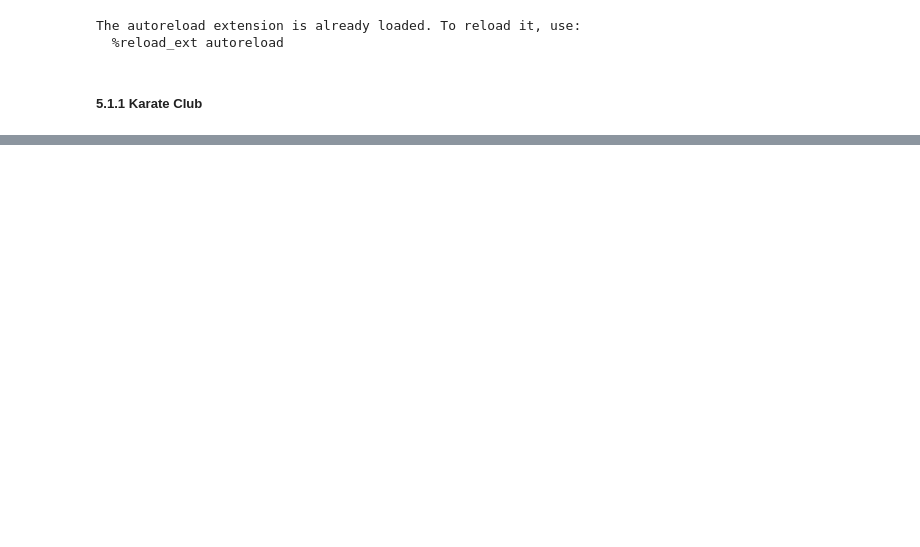
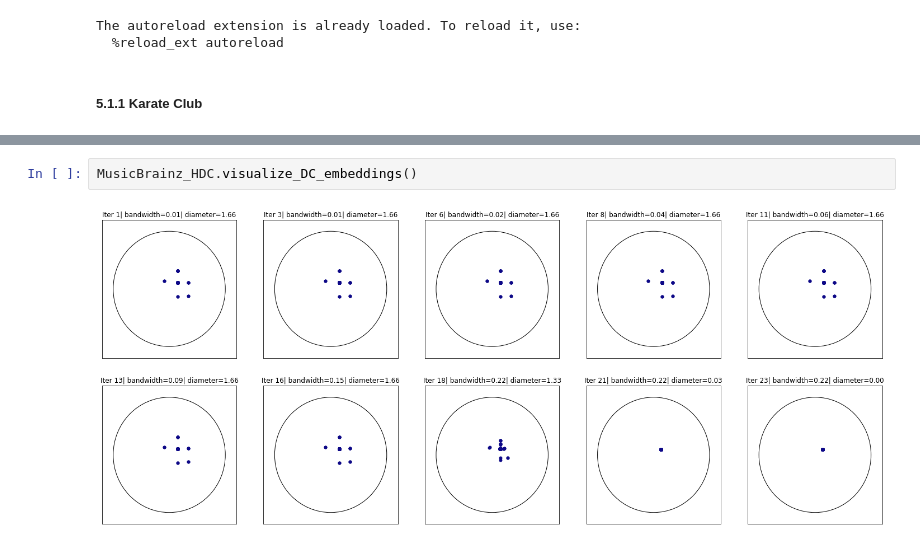
Before and after one commit to dbhaskar92/challenge-iclr-2022, a Jupyter notebook: kisungyou_dbhaskar92/Hyperbolic_Diffusion_Condensation.ipynb, the cells around one changed output, grey strips where cells are left out. Cells and saved outputs as stored; diff of their text form; blank space fills up the shorter version.

```diff
--- a/kisungyou_dbhaskar92/Hyperbolic_Diffusion_Condensation.ipynb
+++ b/kisungyou_dbhaskar92/Hyperbolic_Diffusion_Condensation.ipynb
@@ -169,0 +189,4 @@ for i in np.arange(10):
+# %%
+MusicBrainz_HDC.visualize_DC_embeddings()
+# %% [output]
+[figure, added]
```
Also changed, not shown: parts of 17 cells of this notebook, 5 other files.
